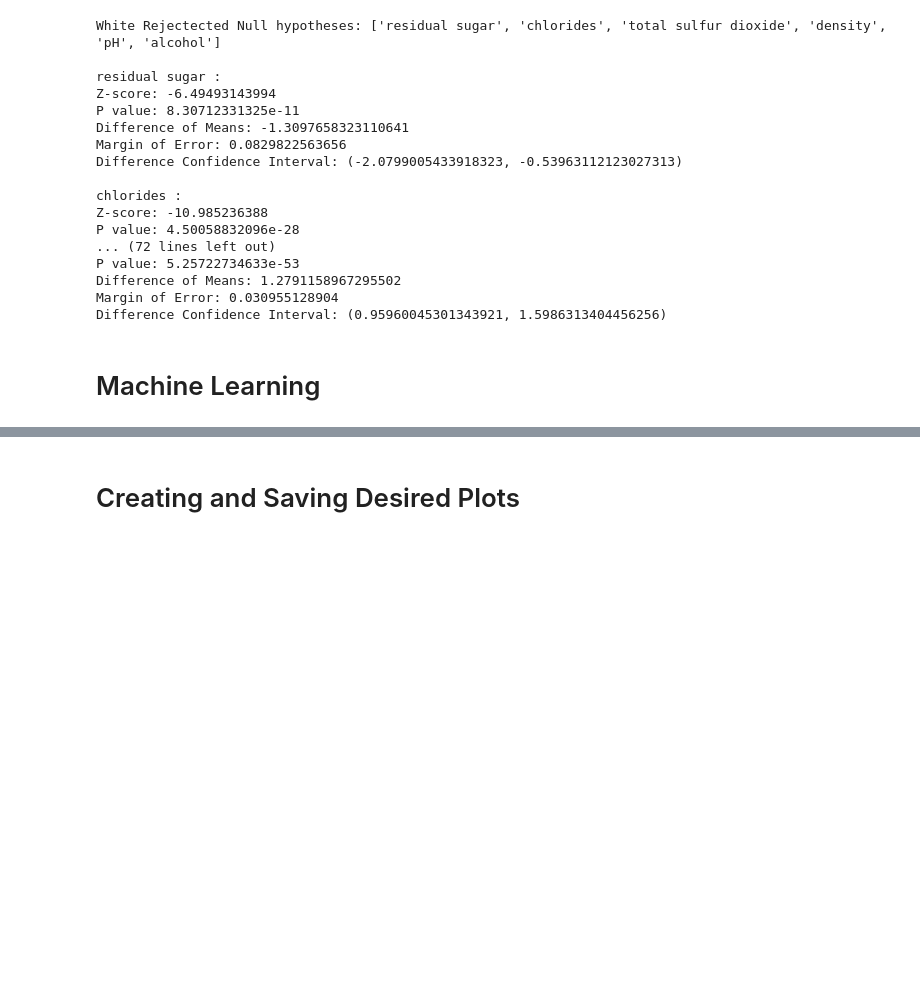
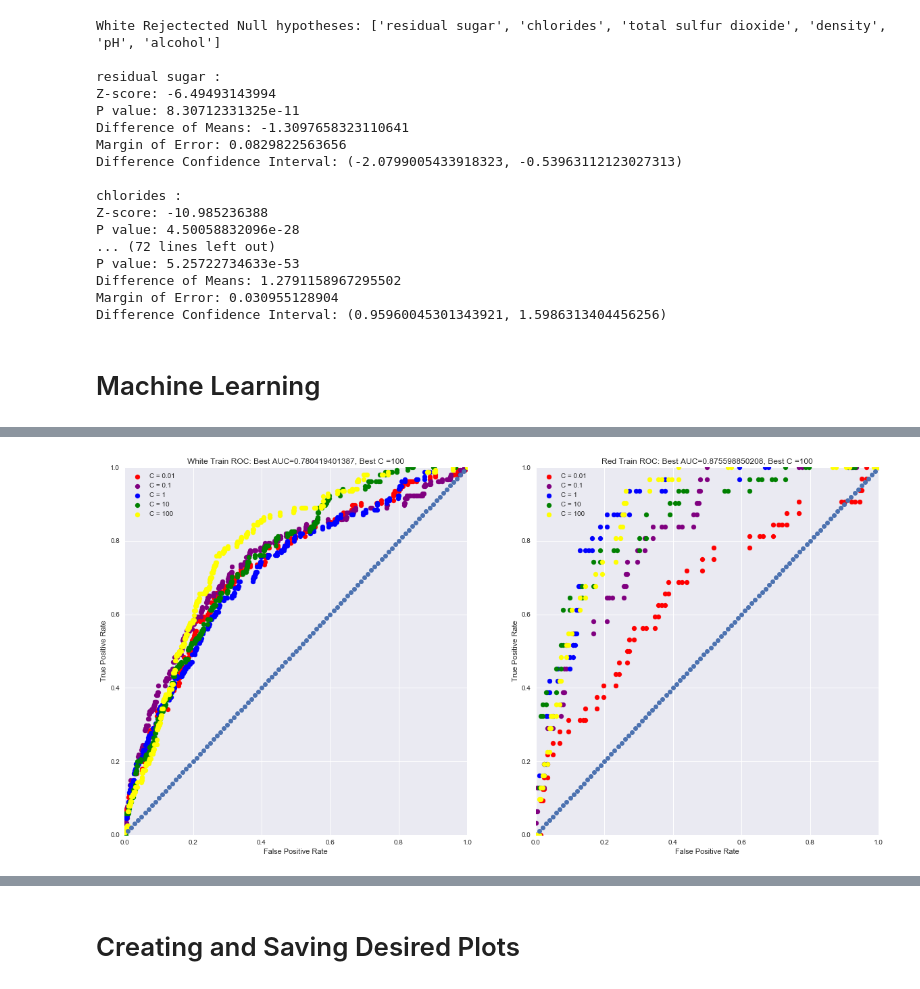
Before and after one commit to zcblack/Springboard, a Jupyter notebook: winequality/Wine Analysis.ipynb, the cells around one changed output, grey strips where cells are left out. Cells and saved outputs as stored; diff of their text form; code cells hidden in the pictures; blank space fills up the shorter version.

```diff
--- a/winequality/Wine Analysis.ipynb
+++ b/winequality/Wine Analysis.ipynb
@@ -614,0 +401,58 @@ Red 0.8625
+# %%
+#cross validation for best c using area under curve (auc) of roc curves
+whiteBestC=0
+redBestC=0
+whiteBestAUC=0
+redBestAUC=0
+i = 0
+colors= ['red','purple','blue','green','yellow']
+patches=[]
+# change  figure size
+mpl.rcParams['figure.figsize'] = (20,10)
+plt.subplot(1,2,1)
+plt.xlim(0,1)
+plt.ylim(0,1)
+plt.xlabel('False Positive Rate')
+plt.ylabel('True Positive Rate')
+
+for train, test in kf.split(whiteX,white.y):
+    lr = LogisticRegression(C=Cs[i])
+    lr.fit(whiteX.iloc[train.tolist()],white.y.iloc[train.tolist()])
+    preds = lr.predict_proba(whiteX.iloc[test.tolist()])[:,1]
+    fpr, tpr, threshold = metrics.roc_curve(white.y.iloc[test.tolist()], preds)
+    auc = metrics.auc(fpr,tpr)
+    if auc>whiteBestAUC:
+        whiteBestC=Cs[i]
+        whiteBestAUC=auc
+    i += 1
+    plt.scatter(x=fpr, y=tpr, c = colors[i-1],label='C = '+str(Cs[i-1]))
+plt.legend()
+plt.title('White Train ROC: Best AUC='+str(auc)+', Best C ='+str(Cs[i-1]))
+x = np.arange(1, 100)/100
+y=x
+plt.plot(x,y,'o')
+
+i = 0
+plt.subplot(1,2,2)
+plt.xlim(0,1)
+plt.ylim(0,1)
+plt.xlabel('False Positive Rate')
+plt.ylabel('True Positive Rate')
+for train, test in kf.split(redX,red.y):
+    lr = LogisticRegression(C=Cs[i])
+    lr.fit(redX.iloc[train.tolist()],red.y.iloc[train.tolist()])
+    preds = lr.predict_proba(redX.iloc[test.tolist()])[:,1]
+    fpr, tpr, threshold = metrics.roc_curve(red.y.iloc[test.tolist()], preds)
+    auc = metrics.auc(fpr,tpr)
+    if auc>redBestAUC:
+        redBestC=Cs[i]
+        redBestAUC=auc
+    i+=1
+    plt.scatter(x=fpr, y=tpr, c  = colors[i-1],label='C = '+str(Cs[i-1]))
+plt.legend()
+plt.title('Red Train ROC: Best AUC='+str(auc)+', Best C ='+str(Cs[i-1]))
+plt.plot(x,y,'o')
+plt.savefig('ROCtrain.png')
+plt.show()
+# %% [output]
+[figure, added]
```
Also changed, not shown: parts of 9 cells of this notebook, 3 other files.
